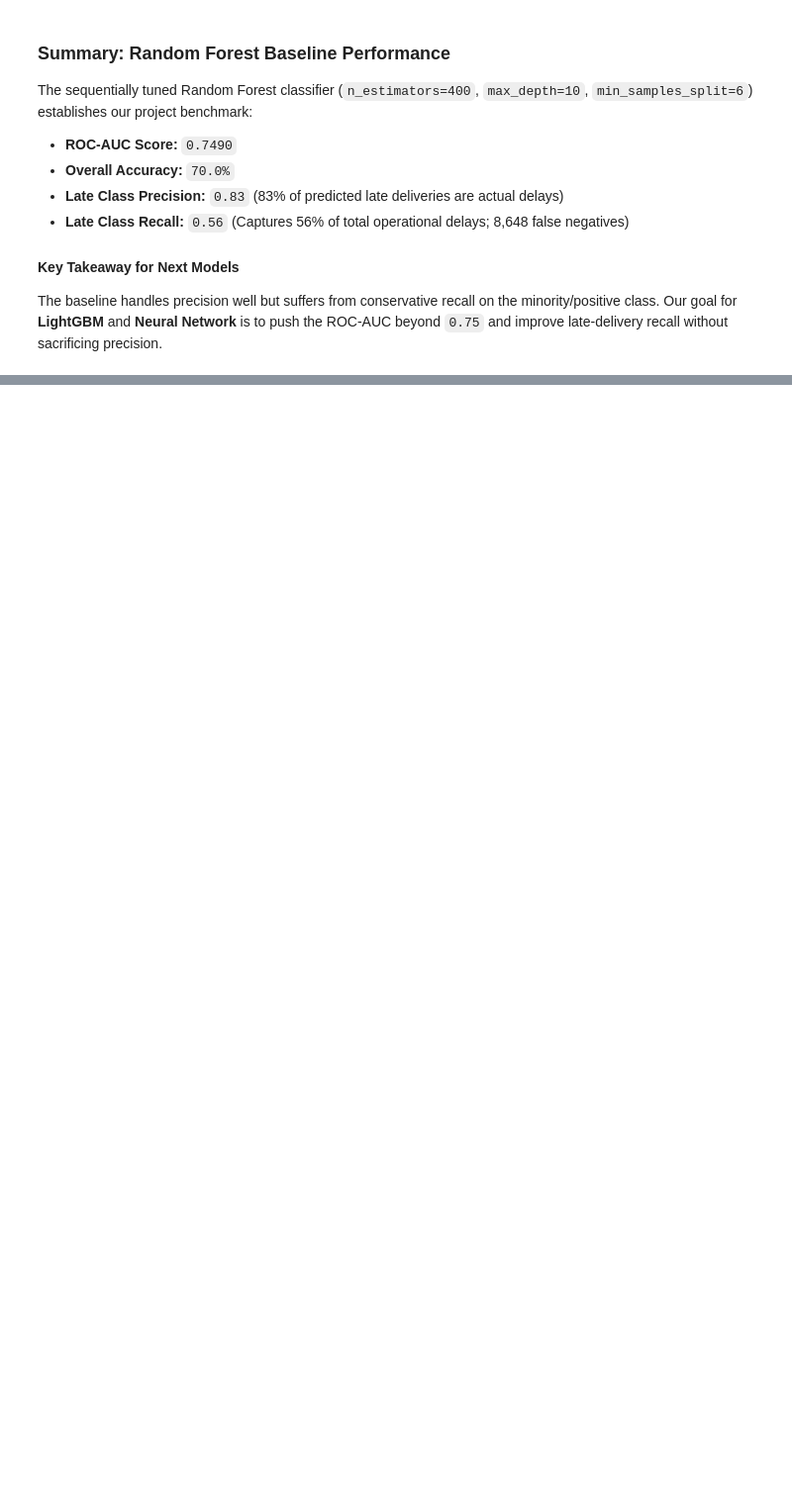
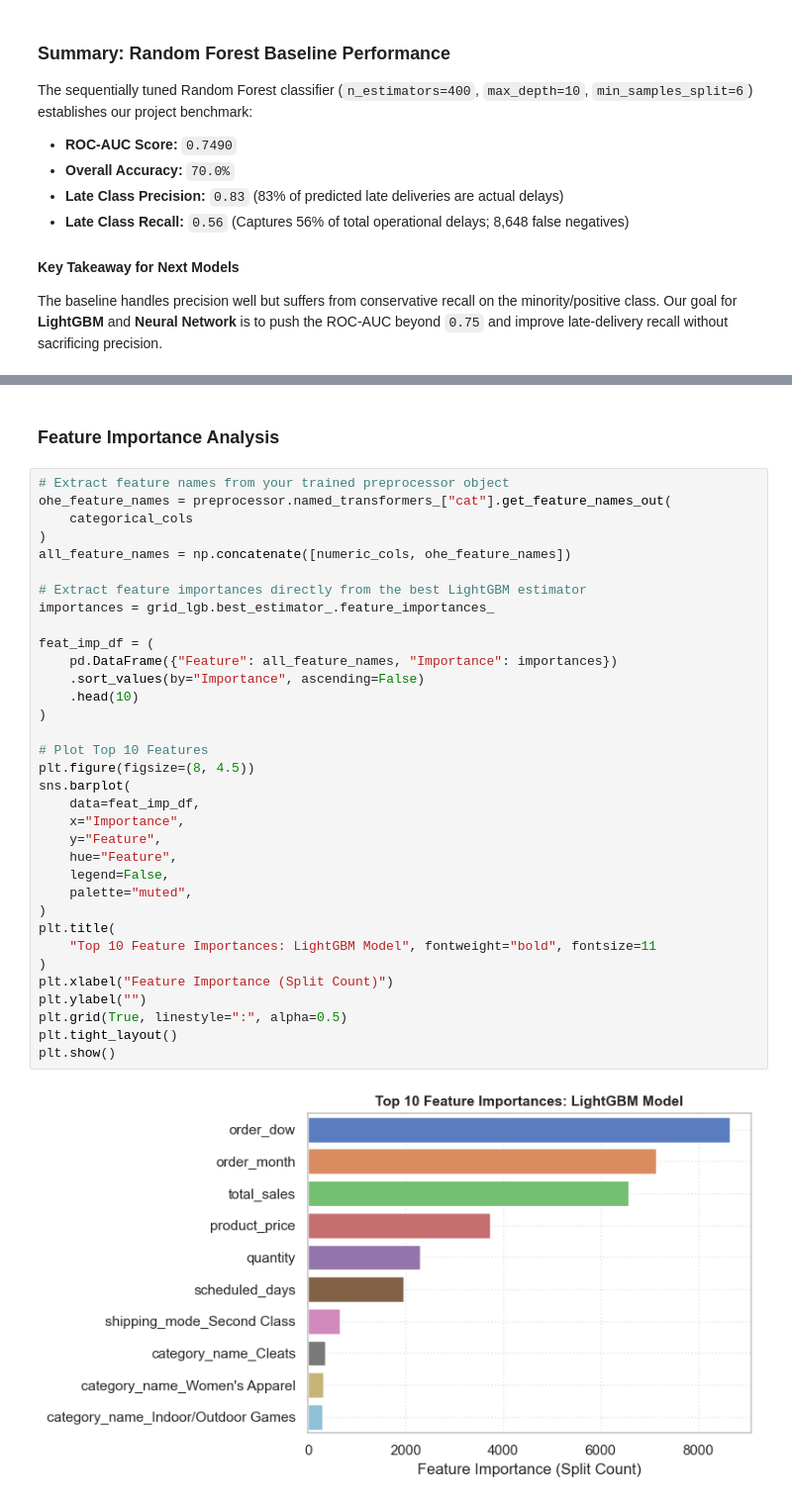
Before and after one commit to KhushalMalhotra/supply-chain-delivery-optimizer, a Jupyter notebook: python/delay_prediction.ipynb, the cells around one changed output, grey strips where cells are left out. Shown at 99% size. Cells and saved outputs as stored; diff of their text form; blank space fills up the shorter version.

```diff
--- a/python/delay_prediction.ipynb
+++ b/python/delay_prediction.ipynb
@@ -754,0 +913,38 @@ The baseline handles precision well but suffers from conservative recall on the
+# %% [markdown]
+### Feature Importance Analysis
+# %%
+# Extract feature names from your trained preprocessor object
+ohe_feature_names = preprocessor.named_transformers_["cat"].get_feature_names_out(
+    categorical_cols
+)
+all_feature_names = np.concatenate([numeric_cols, ohe_feature_names])
+
+# Extract feature importances directly from the best LightGBM estimator
+importances = grid_lgb.best_estimator_.feature_importances_
+
+feat_imp_df = (
+    pd.DataFrame({"Feature": all_feature_names, "Importance": importances})
+    .sort_values(by="Importance", ascending=False)
+    .head(10)
+)
+
+# Plot Top 10 Features
+plt.figure(figsize=(8, 4.5))
+sns.barplot(
+    data=feat_imp_df,
+    x="Importance",
+    y="Feature",
+    hue="Feature",
+    legend=False,
+    palette="muted",
+)
+plt.title(
+    "Top 10 Feature Importances: LightGBM Model", fontweight="bold", fontsize=11
+)
+plt.xlabel("Feature Importance (Split Count)")
+plt.ylabel("")
+plt.grid(True, linestyle=":", alpha=0.5)
+plt.tight_layout()
+plt.show()
+# %% [output]
+[figure, added]
```
Also changed, not shown: parts of 9 cells of this notebook, 1 other file.
